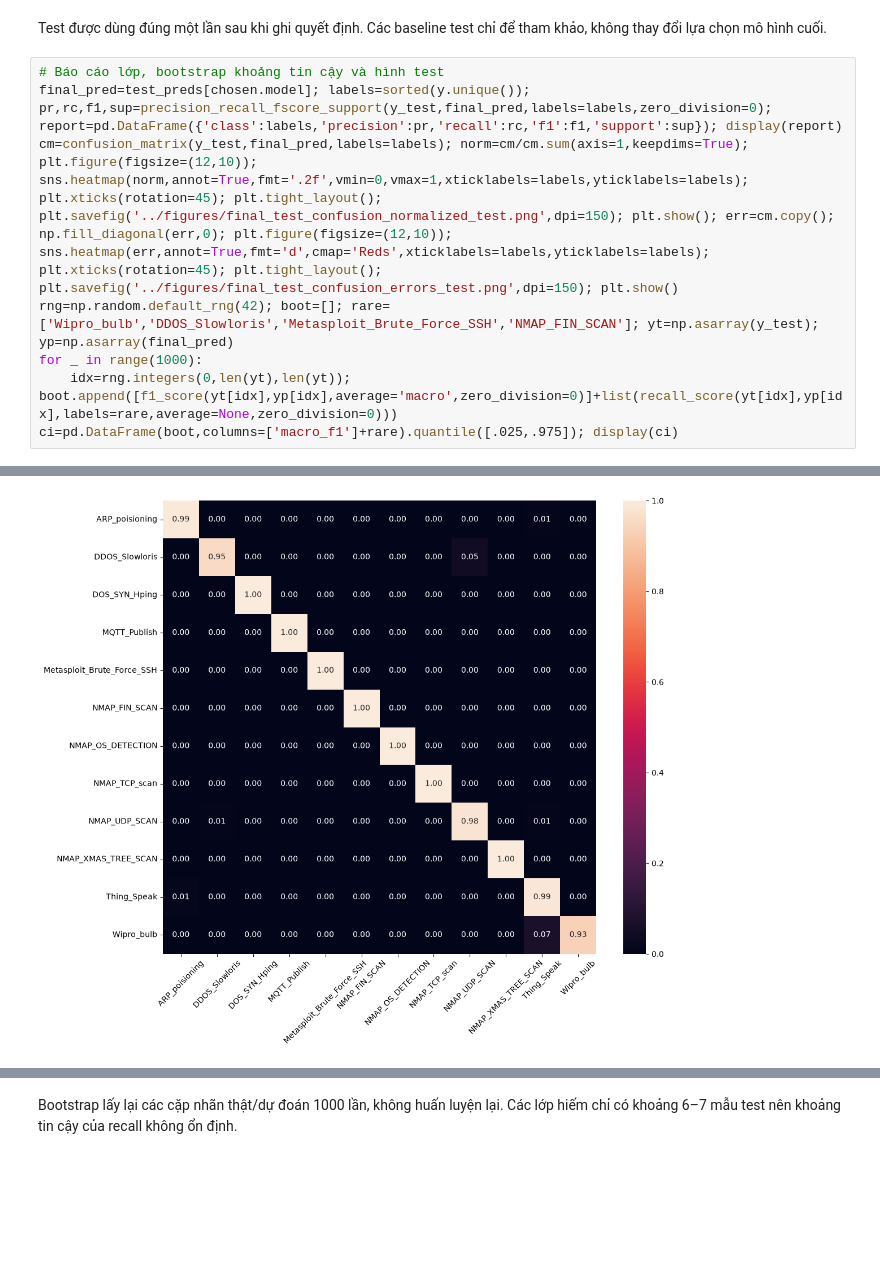
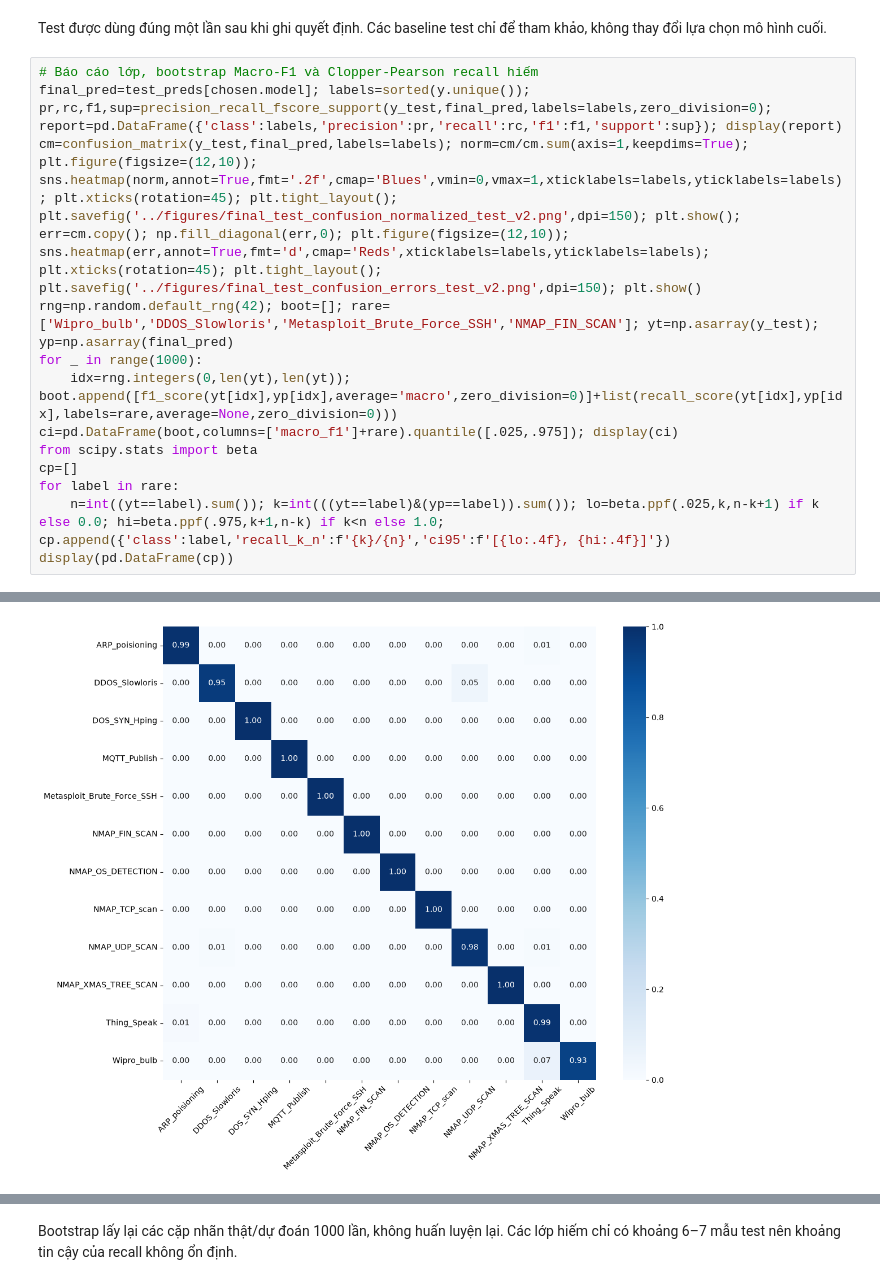
Before and after one commit to PhamNgocTuan-2006/SGU26K2_MayHoc, a Jupyter notebook: DeTaiCuoiKy/notebooks/05_final_model.ipynb, the cells around one changed output, grey strips where cells are left out. Cells and saved outputs as stored; diff of their text form; blank space fills up the shorter version.

Commit message:
Giai doan 5-6: mo hinh cuoi, test, giai thich, luu mo hinh

```diff
--- a/DeTaiCuoiKy/notebooks/05_final_model.ipynb
+++ b/DeTaiCuoiKy/notebooks/05_final_model.ipynb
@@ -129,28 +130,33 @@ test_table=pd.DataFrame(test_rows); display(test_table)
 # %% [markdown]
 Test được dùng đúng một lần sau khi ghi quyết định. Các baseline test chỉ để tham khảo, không thay đổi lựa chọn mô hình cuối.
 # %%
-# Báo cáo lớp, bootstrap khoảng tin cậy và hình test
+# Báo cáo lớp, bootstrap Macro-F1 và Clopper-Pearson recall hiếm
 final_pred=test_preds[chosen.model]; labels=sorted(y.unique()); pr,rc,f1,sup=precision_recall_fscore_support(y_test,final_pred,labels=labels,zero_division=0); report=pd.DataFrame({'class':labels,'precision':pr,'recall':rc,'f1':f1,'support':sup}); display(report)
-cm=confusion_matrix(y_test,final_pred,labels=labels); norm=cm/cm.sum(axis=1,keepdims=True); plt.figure(figsize=(12,10)); sns.heatmap(norm,annot=True,fmt='.2f',vmin=0,vmax=1,xticklabels=labels,yticklabels=labels); plt.xticks(rotation=45); plt.tight_layout(); plt.savefig('../figures/final_test_confusion_normalized_test.png',dpi=150); plt.show(); err=cm.copy(); np.fill_diagonal(err,0); plt.figure(figsize=(12,10)); sns.heatmap(err,annot=True,fmt='d',cmap='Reds',xticklabels=labels,yticklabels=labels); plt.xticks(rotation=45); plt.tight_layout(); plt.savefig('../figures/final_test_confusion_errors_test.png',dpi=150); plt.show()
+cm=confusion_matrix(y_test,final_pred,labels=labels); norm=cm/cm.sum(axis=1,keepdims=True); plt.figure(figsize=(12,10)); sns.heatmap(norm,annot=True,fmt='.2f',cmap='Blues',vmin=0,vmax=1,xticklabels=labels,yticklabels=labels); plt.xticks(rotation=45); plt.tight_layout(); plt.savefig('../figures/final_test_confusion_normalized_test_v2.png',dpi=150); plt.show(); err=cm.copy(); np.fill_diagonal(err,0); plt.figure(figsize=(12,10)); sns.heatmap(err,annot=True,fmt='d',cmap='Reds',xticklabels=labels,yticklabels=labels); plt.xticks(rotation=45); plt.tight_layout(); plt.savefig('../figures/final_test_confusion_errors_test_v2.png',dpi=150); plt.show()
 rng=np.random.default_rng(42); boot=[]; rare=['Wipro_bulb','DDOS_Slowloris','Metasploit_Brute_Force_SSH','NMAP_FIN_SCAN']; yt=np.asarray(y_test); yp=np.asarray(final_pred)
 for _ in range(1000):
     idx=rng.integers(0,len(yt),len(yt)); boot.append([f1_score(yt[idx],yp[idx],average='macro',zero_division=0)]+list(recall_score(yt[idx],yp[idx],labels=rare,average=None,zero_division=0)))
 ci=pd.DataFrame(boot,columns=['macro_f1']+rare).quantile([.025,.975]); display(ci)
+from scipy.stats import beta
+cp=[]
+for label in rare:
+    n=int((yt==label).sum()); k=int(((yt==label)&(yp==label)).sum()); lo=beta.ppf(.025,k,n-k+1) if k else 0.0; hi=beta.ppf(.975,k+1,n-k) if k<n else 1.0; cp.append({'class':label,'recall_k_n':f'{k}/{n}','ci95':f'[{lo:.4f}, {hi:.4f}]'})
+display(pd.DataFrame(cp))
 # %% [output]
 |  | class | precision | recall | f1 | support |
 | 0 | ARP_poisioning | 0.986292 | 0.990820 | 0.988551 | 1525 |
 | 1 | DDOS_Slowloris | 0.953271 | 0.953271 | 0.953271 | 107 |
 | 2 | DOS_SYN_Hping | 1.000000 | 1.000000 | 1.000000 | 18018 |
 | 3 | MQTT_Publish | 1.000000 | 0.998792 | 0.999396 | 828 |
 | 4 | Metasploit_Brute_Force_SSH | 0.875000 | 1.000000 | 0.933333 | 7 |
 | 5 | NMAP_FIN_SCAN | 1.000000 | 1.000000 | 1.000000 | 6 |
 | 6 | NMAP_OS_DETECTION | 1.000000 | 1.000000 | 1.000000 | 400 |
 | 7 | NMAP_TCP_scan | 1.000000 | 1.000000 | 1.000000 | 200 |
 | 8 | NMAP_UDP_SCAN | 0.990215 | 0.978723 | 0.984436 | 517 |
 | 9 | NMAP_XMAS_TREE_SCAN | 1.000000 | 0.997512 | 0.998755 | 402 |
 | 10 | Thing_Speak | 0.986283 | 0.986283 | 0.986283 | 1531 |
 | 11 | Wipro_bulb | 0.931818 | 0.931818 | 0.931818 | 44 |
-[figure, old version]
+[figure, new version]
 [figure]
 |  | macro_f1 | Wipro_bulb | DDOS_Slowloris | Metasploit_Brute_Force_SSH | NMAP_FIN_SCAN |
 | 0.025 | 0.964130 | 0.851064 | 0.909091 | 1.0 | 1.0 |
```
Also changed, not shown: parts of 6 cells of this notebook, 14 other files.
